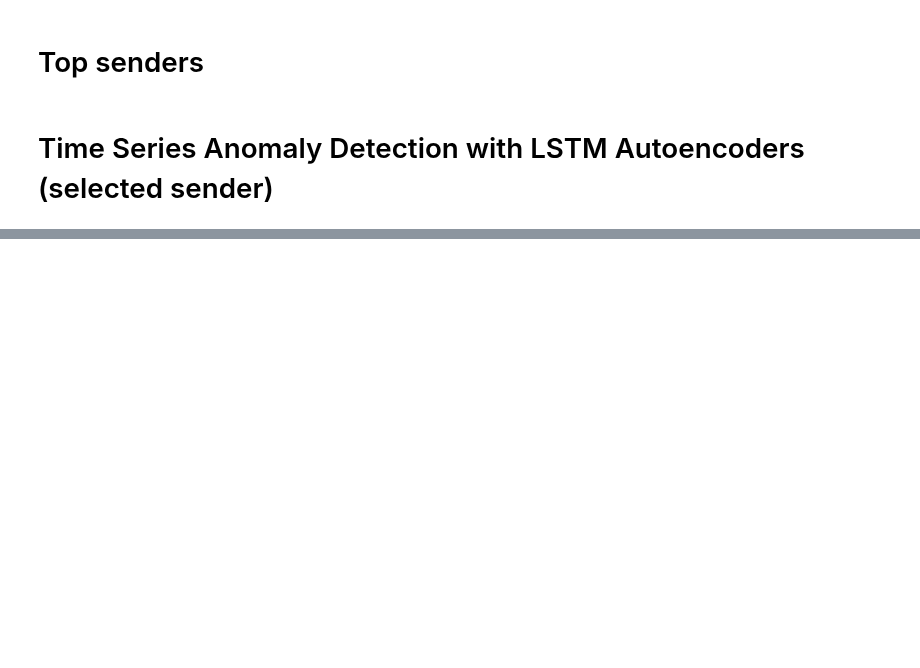
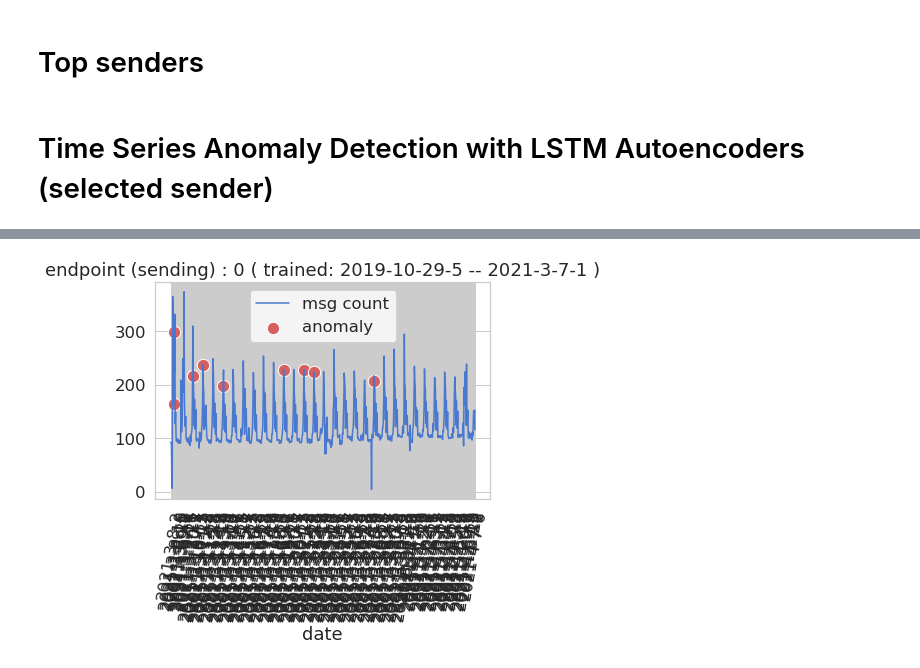
Before and after one commit to scray/scray, a Jupyter notebook: scray-examples/python/demo_messageCharts.ipynb, the cells around one changed output, grey strips where cells are left out. Cells and saved outputs as stored; diff of their text form; code cells hidden in the pictures; blank space fills up the shorter version.

```diff
--- a/scray-examples/python/demo_messageCharts.ipynb
+++ b/scray-examples/python/demo_messageCharts.ipynb
@@ -273,3 +346,9 @@ model.compile(loss='mae', optimizer='adam')
+# %%
+sender = 0
+titlestring ="endpoint (sending) : " + str(sender) + " ( trained: " +  anomalyEnc.train.index[0] + " -- " + anomalyEnc.train.index[len(anomalyEnc.train.index)-1] + " )"
+anomaly.plot_test(anomalyEnc.test,anomalyEnc.scaler,anomalies,titlestring)
+# %% [output]
+[figure, added]
 # %%
 model,scaler,train,test,X_test,X_train,X_train_pred,train_mae_loss = anomaly.initAndTrain(pfall1,0.94)
 # %%
```
Also changed, not shown: parts of 16 cells of this notebook, 6 other files.
